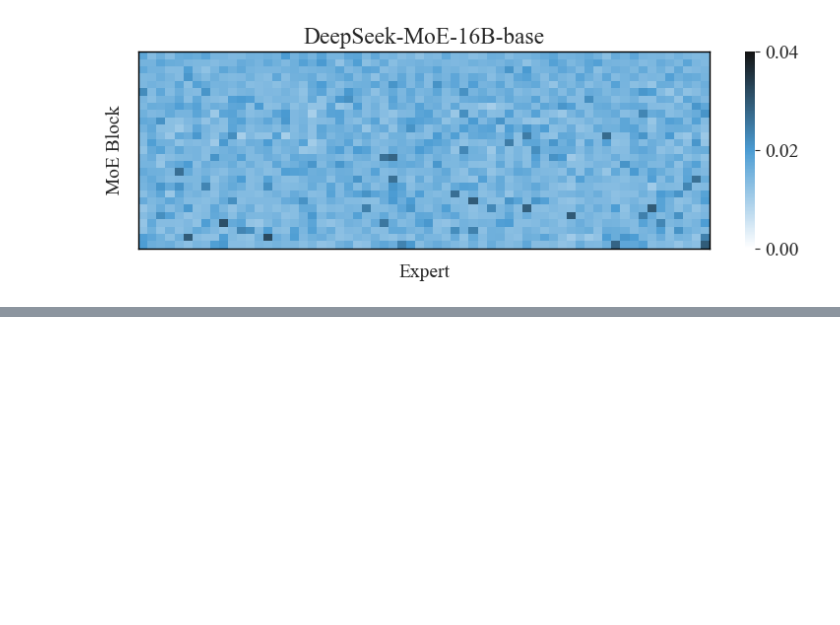
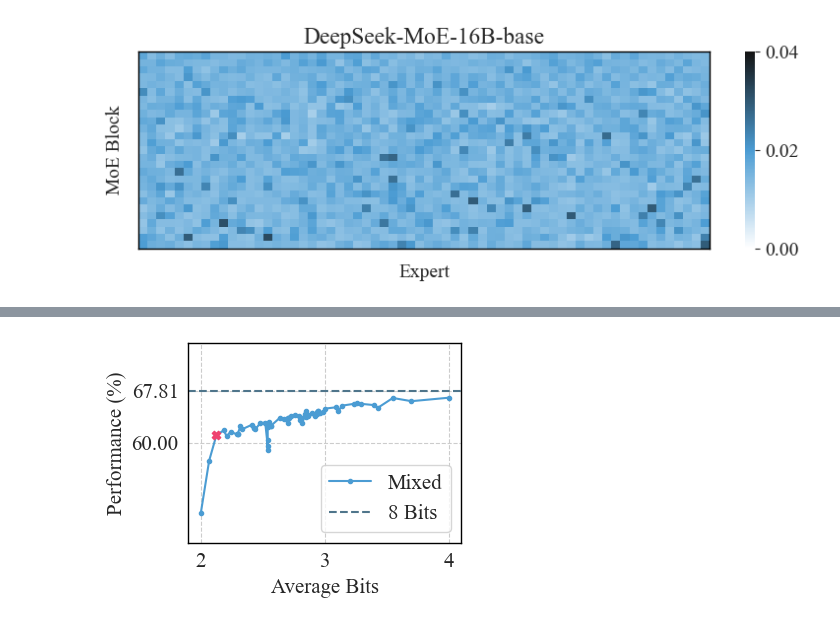
Before and after one commit to Jinxiaolong1129/moe_quantize, a Jupyter notebook: notebooks/draw-figure.ipynb, the cells around one changed output, grey strips where cells are left out. Drawn from its saved outputs; the diff is of its cells as text; code cells hidden in the pictures; blank space fills up the shorter version.

```diff
--- a/notebooks/draw-figure.ipynb
+++ b/notebooks/draw-figure.ipynb
@@ -226,0 +358,59 @@ Passing `palette` without assigning `hue` is deprecated and will be removed in v
+# %%
+bits = [2, 2.06732452, 2.125890444, 2.184456367, 2.21, 2.24, 2.29, 2.297249998, 2.297249998, 2.32, 2.33, 2.41, 2.432819266, 2.432819266, 2.44, 2.48, 2.52, 2.54, 2.54, 2.54, 2.54, 2.55, 2.568388533, 2.568388533, 2.64, 2.67, 2.7, 2.703957801, 2.703957801, 2.714803342, 2.725648884, 2.758185508, 2.79, 2.798314011, 2.812413215, 2.82, 2.839527069, 2.839527069, 2.844949839, 2.85, 2.85037261, 2.866640922, 2.866640922, 2.867725476, 2.893754776, 2.920868629, 2.920868629, 2.920868629, 2.937136941, 2.94, 2.947982483, 2.947982483, 2.96, 2.99, 3, 3.09, 3.11, 3.14, 3.24, 3.26, 3.29, 3.4, 3.43, 3.55, 3.7, 4]
+
+performance = [0.4943768091, 0.5731534112, 0.6114490253, 0.6187888705, 0.6097278644, 0.616894193, 0.6127, 0.6134044306, 0.6134044306, 0.6249, 0.6201452915, 0.627, 0.6224247968, 0.6224247968, 0.6202, 0.62986864, 0.6303, 0.5956505674, 0.6038685363, 0.5887751257, 0.6243393704, 0.631, 0.6260019339, 0.6260019339, 0.6379698443, 0.636, 0.6304, 0.6366881518, 0.6366881518, 0.6369254122, 0.641072221, 0.6421578897, 0.640108031, 0.633888815, 0.6369942604, 0.6301, 0.6407486339, 0.6407486339, 0.6438557025, 0.639, 0.6480802845, 0.6420126057, 0.6413127025, 0.6410196516, 0.6441660957, 0.6414303748, 0.6403858892, 0.6435680606, 0.6433456726, 0.6466078665, 0.6477399438, 0.6477399438, 0.6456, 0.6465, 0.6513968491, 0.6533887325, 0.6475, 0.6559, 0.6587477512, 0.6598, 0.6587, 0.6567, 0.6528, 0.6674168224, 0.6626, 0.6677875483]
+
+
+baseline = 0.6780822628 * 100
+
+performance = [p* 100 for p in performance]
+
+sns.set_style("whitegrid")
+sns.set_palette("colorblind")
+font = {'family': 'Times New Roman',
+        'weight': 'normal',
+        'size': 15}
+plt.rc('font', **font)
+plt.figure(figsize=(4, 3))
+
+ax = plt.gca()
+ax.grid(which='major', axis='both', linestyle='--')
+
+# Plot line for mean values
+plt.plot(bits, performance,  label="Mixed", color='#4B9CD3', linestyle='-', marker='.')
+plt.axhline(y=baseline, label="8 Bits", color="#4F758B", linestyle='--')
+
+# turning_point_x = 2.184456367
+turning_point_x = 2.125890444
+turning_point_y = 0.6114490253 * 100
+plt.scatter([turning_point_x], [turning_point_y], color='#EF426F', marker="X", zorder=2)  # mark the turning point
+# plt.annotate('', (turning_point_x, turning_point_y), textcoords="offset points", xytext=(0,0), ha='center')
+
+# Adding titles and labels
+# plt.title('Mixtral-8x7B')
+plt.xlabel('Average Bits')
+plt.ylabel('Performance (%)')
+plt.legend(loc="lower right")
+
+ax.yaxis.set_major_formatter(plt.FormatStrFormatter('%.2f'))
+ax.set_yticks([60, baseline])
+ax.set_ylim([45, 75])
+ax.set_xticks([2, 3, 4])
+# ax.set_xlim([2, 4])
+
+
+def _set_boarder(spine):
+    spine.set_color('black')
+    spine.set_linewidth(1.)
+
+
+_set_boarder(ax.spines['left'])
+_set_boarder(ax.spines['bottom'])
+_set_boarder(ax.spines['right'])
+_set_boarder(ax.spines['top'])
+
+# Show plot
+plt.tight_layout()
+plt.savefig("line.pdf", dpi=300)
+# %% [output]
+[figure, added]
```
Also changed, not shown: parts of 7 cells of this notebook, 11 other files.
